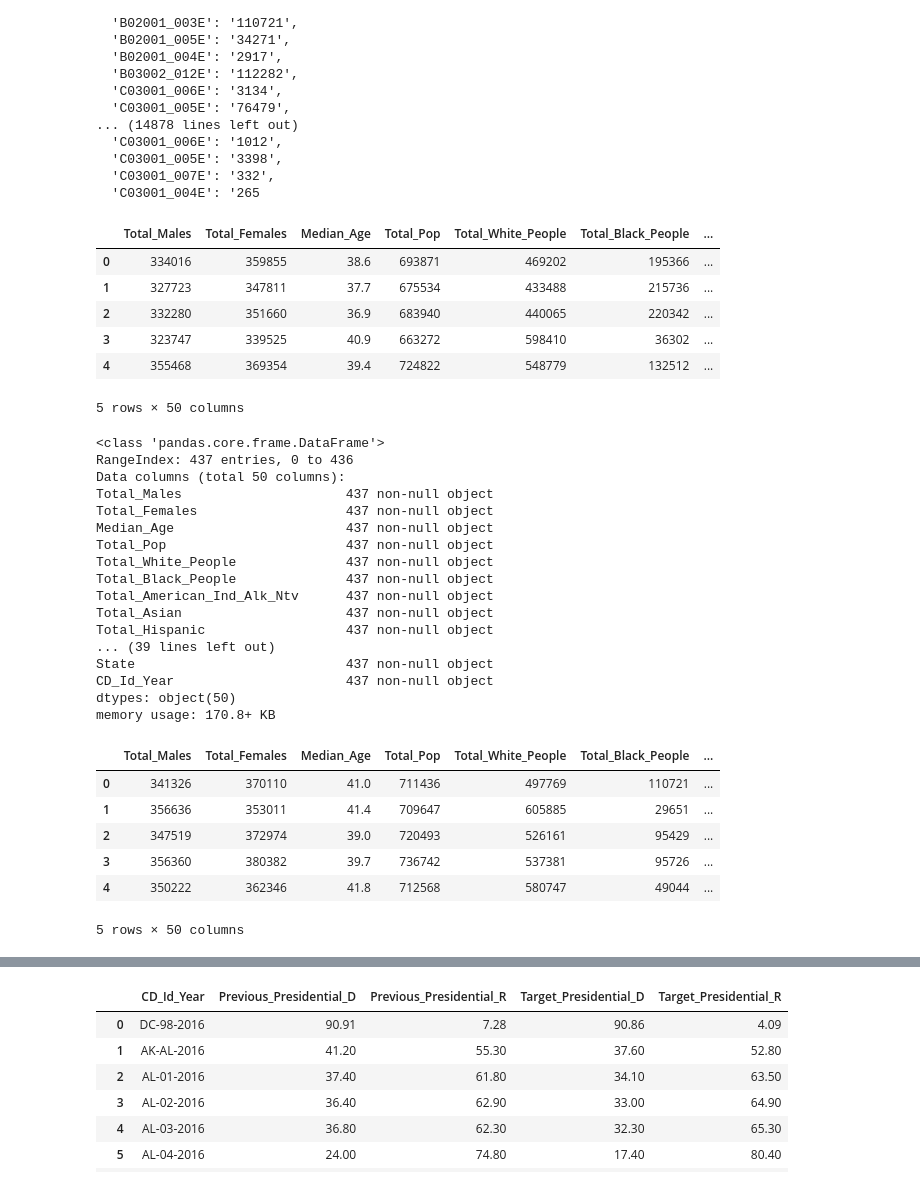
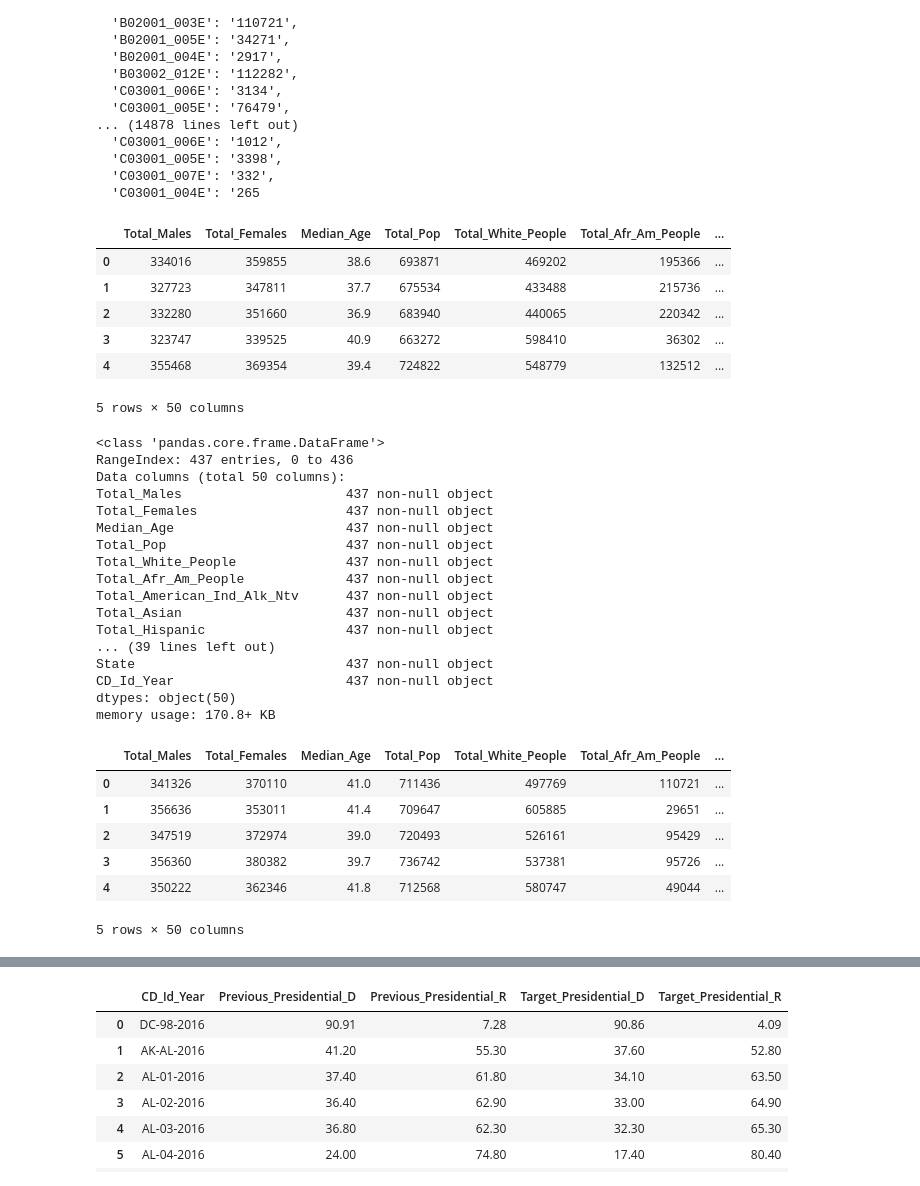
Before and after one commit to amitrani6/Predicting_Election_Results_With_Census_Data, a Jupyter notebook: Census_Data_API_Work.ipynb, the cells around one changed output, grey strips where cells are left out. Cells and saved outputs as stored; diff of their text form; code cells hidden in the pictures.

```diff
--- a/Census_Data_API_Work.ipynb
+++ b/Census_Data_API_Work.ipynb
@@ -12,7 +12,7 @@ census_codes_2011 = {
     'Median_Age': 'B01002_001E',
     'Total_Veterans': 'B21001_002E',
     'Total_White_People': 'B02001_002E',
-    'Total_Black_People': 'B02001_003E',
+    'Total_Afr_Am_People': 'B02001_003E',
     'Total_Asian': 'B02001_005E',
     'Total_American_Ind_Alk_Ntv': 'B02001_004E',
     'Total_Hispanic': 'B03002_012E',
@@ -256,15 +256,16 @@ inv_state = {v: k for k, v in states.items()}
 # %%
 congressional_df_2012 = pd.DataFrame(congressional_data_2012)
 congressional_df_2012.rename(columns = {'state': 'State_Id', 'NAME': 'District_Name', 'congressional district': 'CD'}, inplace = True)
 congressional_df_2012['State'] = congressional_df_2012.District_Name.apply(lambda x: x.split(', ')[1])
 congressional_df_2012['State'] = congressional_df_2012['State'].map(inv_state)
 congressional_df_2012.loc[congressional_df_2012['CD'] == '00', 'CD'] = 'AL'
 congressional_df_2012["CD_Id_Year"] = congressional_df_2012["State"] + '-' + congressional_df_2012["CD"] + '-2012'
 congressional_df_2012.columns = congressional_df_2012.columns.to_series().map(inv_census_codes_2011)
-congressional_df_2012.loc[congressional_df_2012['Total_Hispanic'] == 'Replace', 'Total_Hispanic'] = congressional_df_2012.Total_Mexican_Origin + congressional_df_2012.Total_Puerto_Rican_Origin + congressional_df_2012.Total_Cuban_Origin + congressional_df_2012.Total_Dominican_Origin
+#congressional_df_2012.loc[congressional_df_2012['Total_Hispanic'] == 'Replace', 'Total_Hispanic'] = congressional_df_2012.Total_Mexican_Origin + congressional_df_2012.Total_Puerto_Rican_Origin + congressional_df_2012.Total_Cuban_Origin + congressional_df_2012.Total_Dominican_Origin
+#congressional_df_2012.Total_Hispanic[congressional_df_2012.Total_Hispanic == 'Replace'] = congressional_df_2012.Total_Mexican_Origin + congressional_df_2012.Total_Puerto_Rican_Origin + congressional_df_2012.Total_Cuban_Origin + congressional_df_2012.Total_Dominican_Origin
 congressional_df_2012.head()
 # %% [output]
-|  | Total_Males | Total_Females | Median_Age | Total_Pop | Total_White_People | Total_Black_People | ... |
+|  | Total_Males | Total_Females | Median_Age | Total_Pop | Total_White_People | Total_Afr_Am_People | ... |
 | 0 | 334016 | 359855 | 38.6 | 693871 | 469202 | 195366 | ... |
 | 1 | 327723 | 347811 | 37.7 | 675534 | 433488 | 215736 | ... |
 | 2 | 332280 | 351660 | 36.9 | 683940 | 440065 | 220342 | ... |
@@ -282,7 +283,7 @@ Total_Females                   437 non-null object
 Median_Age                      437 non-null object
 Total_Pop                       437 non-null object
 Total_White_People              437 non-null object
-Total_Black_People              437 non-null object
+Total_Afr_Am_People             437 non-null object
 Total_American_Ind_Alk_Ntv      437 non-null object
 Total_Asian                     437 non-null object
 Total_Hispanic                  437 non-null object
@@ -299,10 +300,11 @@ congressional_df_2016['State'] = congressional_df_2016['State'].map(inv_state)
 congressional_df_2016.loc[congressional_df_2016['CD'] == '00', 'CD'] = 'AL'
 congressional_df_2016["CD_Id_Year"] = congressional_df_2016["State"] + '-' + congressional_df_2016["CD"] + '-2016'
 congressional_df_2016.columns = congressional_df_2016.columns.to_series().map(inv_census_codes_2015)
-congressional_df_2016.loc[congressional_df_2016['Total_Hispanic'] == 'Replace', 'Total_Hispanic'] = congressional_df_2016.Total_Mexican_Origin + congressional_df_2016.Total_Puerto_Rican_Origin + congressional_df_2016.Total_Cuban_Origin + congressional_df_2016.Total_Dominican_Origin
+#congressional_df_2016.loc[congressional_df_2016['Total_Hispanic'] == 'Replace', 'Total_Hispanic'] = congressional_df_2016.Total_Mexican_Origin + congressional_df_2016.Total_Puerto_Rican_Origin + congressional_df_2016.Total_Cuban_Origin + congressional_df_2016.Total_Dominican_Origin
+#congressional_df_2016.Total_Hispanic[congressional_df_2016.Total_Hispanic == 'Replace'] = congressional_df_2016.Total_Mexican_Origin + congressional_df_2016.Total_Puerto_Rican_Origin + congressional_df_2016.Total_Cuban_Origin + congressional_df_2016.Total_Dominican_Origin
 congressional_df_2016.head()
 # %% [output]
-|  | Total_Males | Total_Females | Median_Age | Total_Pop | Total_White_People | Total_Black_People | ... |
+|  | Total_Males | Total_Females | Median_Age | Total_Pop | Total_White_People | Total_Afr_Am_People | ... |
 | 0 | 341326 | 370110 | 41.0 | 711436 | 497769 | 110721 | ... |
 | 1 | 356636 | 353011 | 41.4 | 709647 | 605885 | 29651 | ... |
 | 2 | 347519 | 372974 | 39.0 | 720493 | 526161 | 95429 | ... |
```
Also changed, not shown: parts of 10 cells of this notebook, 2 other files.
